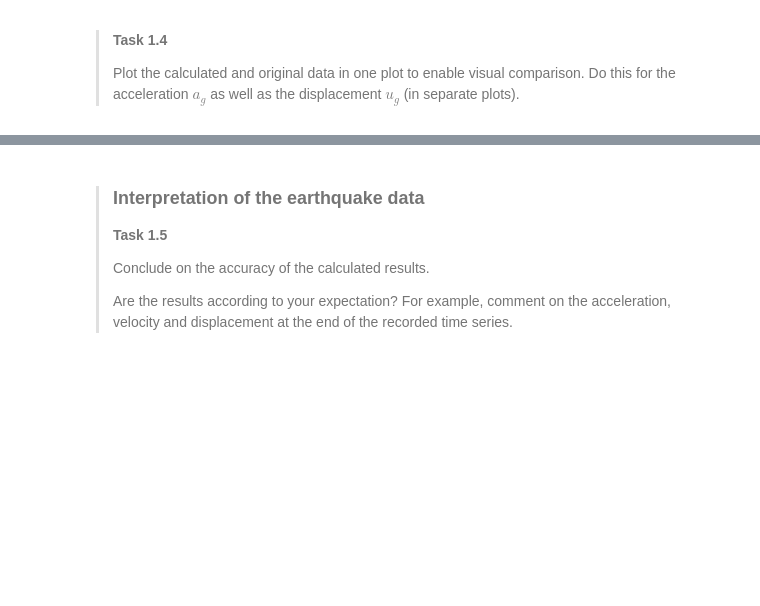
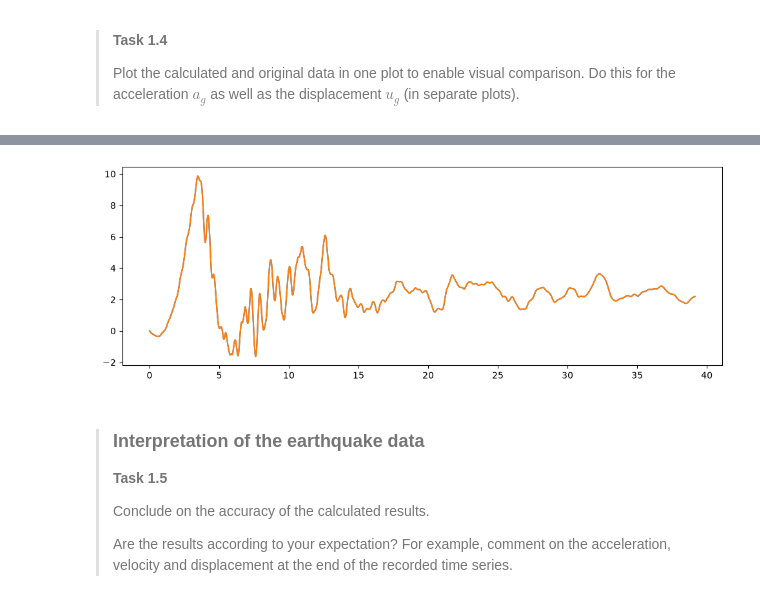
Before and after one commit to jjongejeugd/GA1.2-Garnet4, a Jupyter notebook: all_files_GA_1_2/1Ddynamics.ipynb, the cells around one changed output, grey strips where cells are left out. Saved outputs shown, nothing was run; the diff lists cells and outputs as text; code cells hidden in the pictures; blank space fills up the shorter version.

```diff
--- a/all_files_GA_1_2/1Ddynamics.ipynb
+++ b/all_files_GA_1_2/1Ddynamics.ipynb
@@ -156,11 +165,12 @@ plt.show()
 # %%
 # Plotting ground displacement
 
 plt.figure(figsize=(12, 4))
-### YOUR CODE HERE ###
-### YOUR CODE HERE ###
-### YOUR CODE HERE ###
+plt.plot(t, ug)
+plt.plot(t, ug_num)
 plt.show()
+# %% [output]
+[figure, added]
 # %% [markdown]
 >### Interpretation of the earthquake data
 >
```
Also changed, not shown: parts of 3 cells of this notebook.
